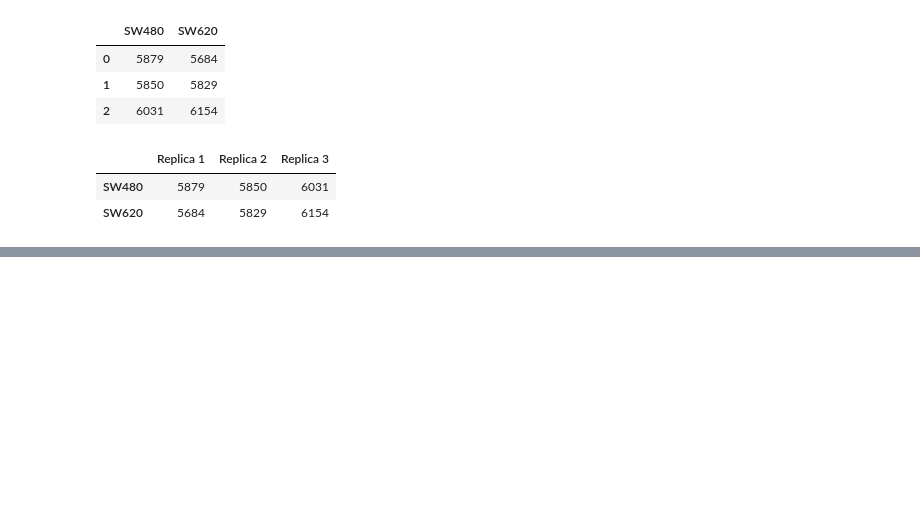
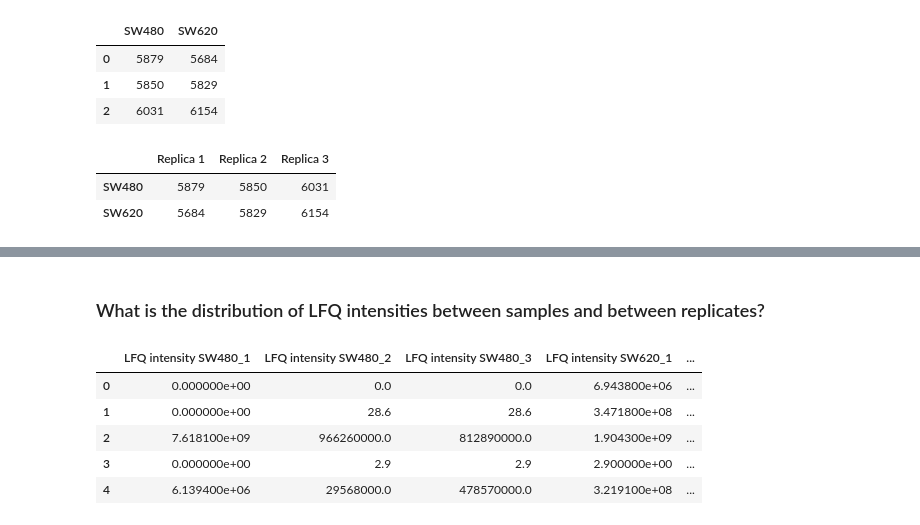
Before and after one commit to imoisharma/Proteomics, a Jupyter notebook: data9.ipynb, the cells around one changed output, grey strips where cells are left out. Drawn from its saved outputs; the diff is of its cells as text; code cells hidden in the pictures; blank space fills up the shorter version.

```diff
--- a/data9.ipynb
+++ b/data9.ipynb
@@ -221,3 +221,14 @@ fig = px.bar(question2_plot, barmode="group")
 fig.show()
 # %% [output]
 [interactive output not drawn]
+# %% [markdown]
+### What is the distribution of LFQ intensities between samples and between replicates?
+# %%
+question2_clean.head()
+# %% [output]
+|  | LFQ intensity SW480_1 | LFQ intensity SW480_2 | LFQ intensity SW480_3 | LFQ intensity SW620_1 | ... |
+| 0 | 0.000000e+00 | 0.0 | 0.0 | 6.943800e+06 | ... |
+| 1 | 0.000000e+00 | 28.6 | 28.6 | 3.471800e+08 | ... |
+| 2 | 7.618100e+09 | 966260000.0 | 812890000.0 | 1.904300e+09 | ... |
+| 3 | 0.000000e+00 | 2.9 | 2.9 | 2.900000e+00 | ... |
+| 4 | 6.139400e+06 | 29568000.0 | 478570000.0 | 3.219100e+08 | ... |
```
Also changed, not shown: parts of 1 cell of this notebook.
